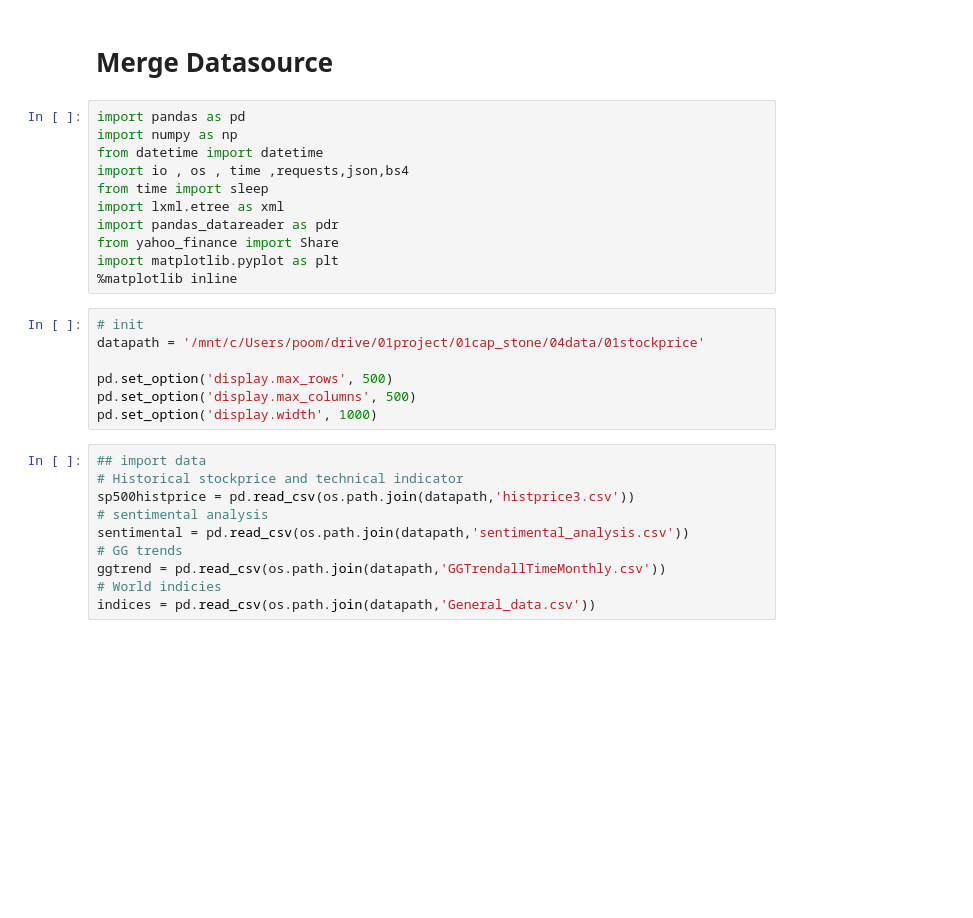
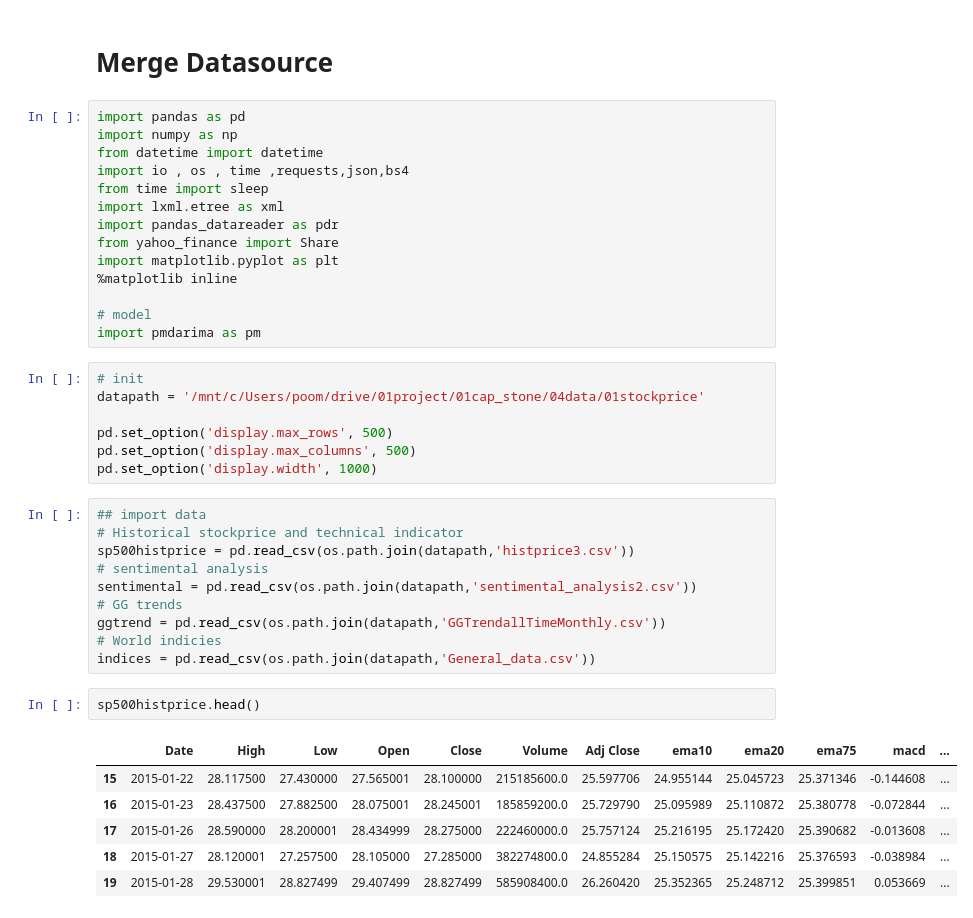
Before and after one commit to ken-365/trend_forecast, a Jupyter notebook: 03notebook/merge_datasource.ipynb, the cells around one changed output. Saved outputs shown, nothing was run; the diff lists cells and outputs as text; blank space fills up the shorter version.

```diff
--- a/03notebook/merge_datasource.ipynb
+++ b/03notebook/merge_datasource.ipynb
@@ -11,6 +11,9 @@ import pandas_datareader as pdr
 from yahoo_finance import Share
 import matplotlib.pyplot as plt
 %matplotlib inline
+
+# model
+import pmdarima as pm
 # %%
 # init
 datapath = '/mnt/c/Users/poom/drive/01project/01cap_stone/04data/01stockprice'
@@ -23,8 +26,17 @@ pd.set_option('display.width', 1000)
 # Historical stockprice and technical indicator
 sp500histprice = pd.read_csv(os.path.join(datapath,'histprice3.csv'))
 # sentimental analysis
-sentimental = pd.read_csv(os.path.join(datapath,'sentimental_analysis.csv'))
+sentimental = pd.read_csv(os.path.join(datapath,'sentimental_analysis2.csv'))
 # GG trends
 ggtrend = pd.read_csv(os.path.join(datapath,'GGTrendallTimeMonthly.csv'))
 # World indicies
 indices = pd.read_csv(os.path.join(datapath,'General_data.csv'))
+# %%
+sp500histprice.head()
+# %% [output]
+|  | Date | High | Low | Open | Close | Volume | Adj Close | ema10 | ema20 | ema75 | macd | ... |
+| 15 | 2015-01-22 | 28.117500 | 27.430000 | 27.565001 | 28.100000 | 215185600.0 | 25.597706 | 24.955144 | 25.045723 | 25.371346 | -0.144608 | ... |
+| 16 | 2015-01-23 | 28.437500 | 27.882500 | 28.075001 | 28.245001 | 185859200.0 | 25.729790 | 25.095989 | 25.110872 | 25.380778 | -0.072844 | ... |
+| 17 | 2015-01-26 | 28.590000 | 28.200001 | 28.434999 | 28.275000 | 222460000.0 | 25.757124 | 25.216195 | 25.172420 | 25.390682 | -0.013608 | ... |
+| 18 | 2015-01-27 | 28.120001 | 27.257500 | 28.105000 | 27.285000 | 382274800.0 | 24.855284 | 25.150575 | 25.142216 | 25.376593 | -0.038984 | ... |
+| 19 | 2015-01-28 | 29.530001 | 28.827499 | 29.407499 | 28.827499 | 585908400.0 | 26.260420 | 25.352365 | 25.248712 | 25.399851 | 0.053669 | ... |
```
Also changed, not shown: parts of 5 cells of this notebook, 2 other files.
